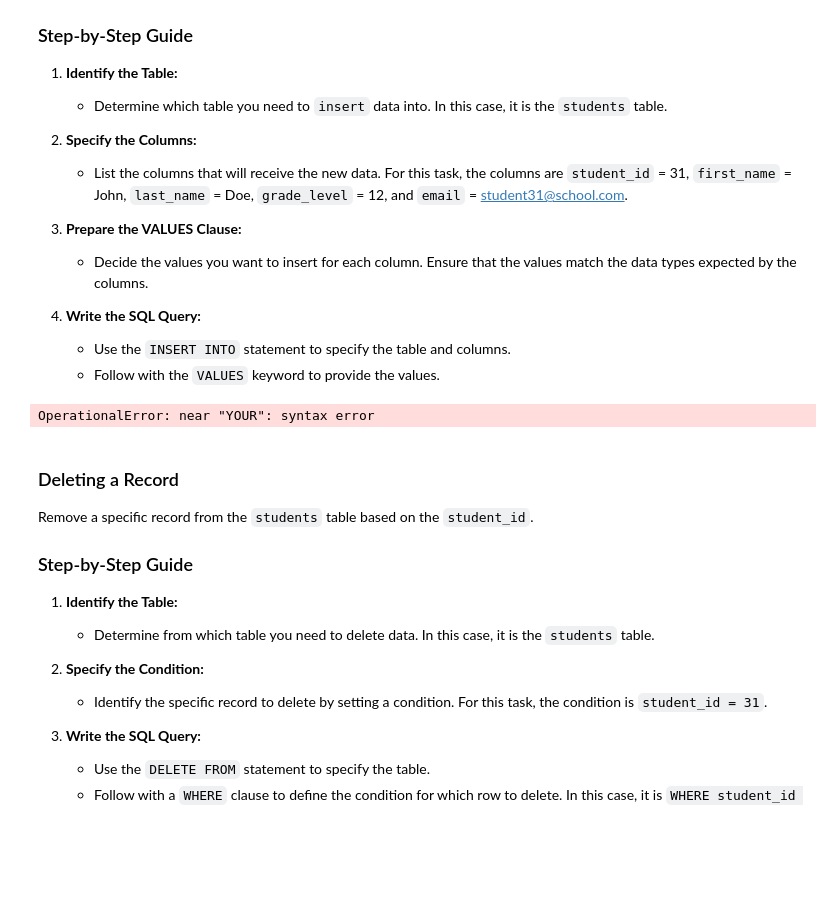
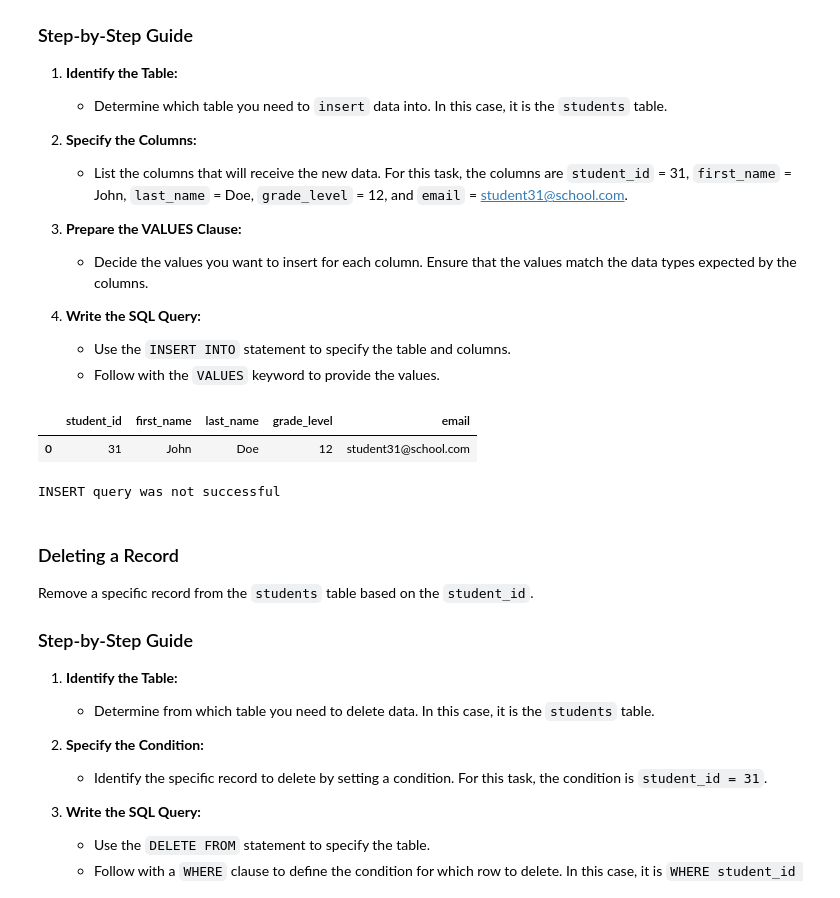
Before and after one commit to dmorton714/SQL_Test, a Jupyter notebook: final.ipynb, the cells around one changed output. Drawn from its saved outputs; the diff is of its cells as text; code cells hidden in the pictures; blank space fills up the shorter version.

```diff
--- a/final.ipynb
+++ b/final.ipynb
@@ -356,13 +356,15 @@ Insert a new record into the `students` table with specific values.
    - Follow with the `VALUES` keyword to provide the values.
 # %%
 insert_query = """
-YOUR QUERY HERE
+INSERT INTO students
+VALUES (31, 'John', 'Doe', '12', 'student31@school.com')
 """
 
 conn.execute(insert_query)
 conn.commit()
 
 student_31 = sql("SELECT * FROM students WHERE student_id = 31")
 student_31
 # %% [output]
-OperationalError: near "YOUR": syntax error
+|  | student_id | first_name | last_name | grade_level | email |
+| 0 | 31 | John | Doe | 12 | student31@school.com |
@@ -371,3 +371,7 @@ test_instance.insert_test(insert_query)
+# %%
+test_instance.insert_test(insert_query)  #unsure why this says unsuccessful, as it appears to match the requirements of the insert test function
+# %% [output]
+INSERT query was not successful
 # %% [markdown]
 ### Deleting a Record
 Remove a specific record from the `students` table based on the `student_id`.
```
Also changed, not shown: parts of 24 cells of this notebook.
